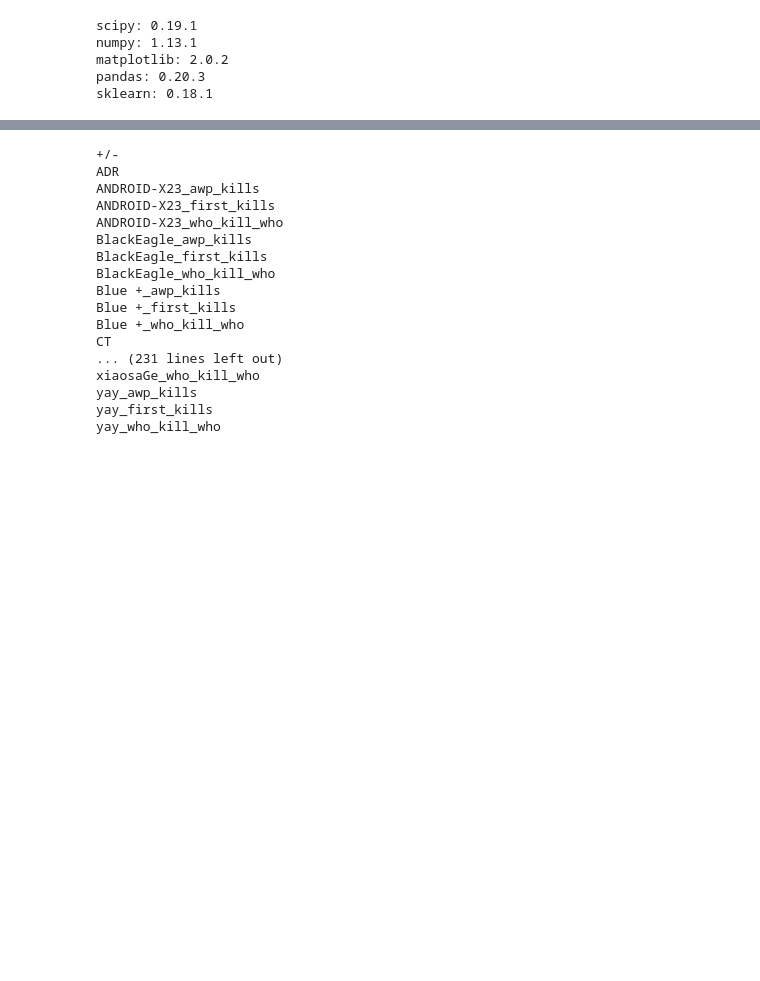
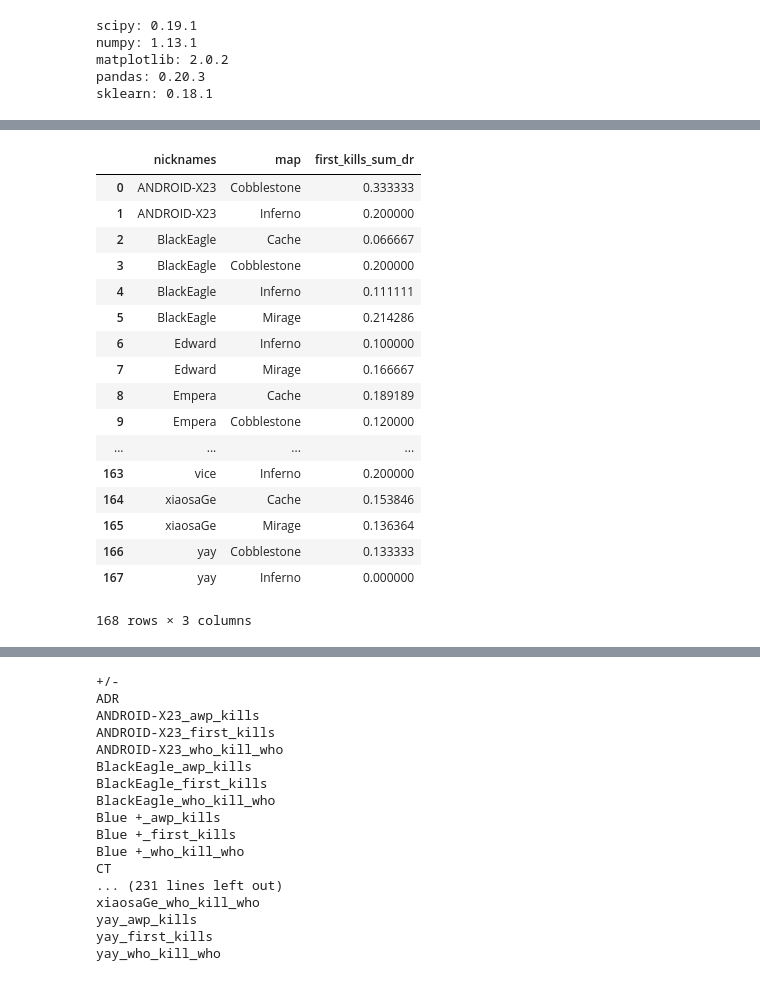
Before and after one commit to mck619/CS_project, a Jupyter notebook: notebooks/John Predicting Wins.ipynb, the cells around one changed output, grey strips where cells are left out. Drawn from its saved outputs; the diff is of its cells as text; code cells hidden in the pictures; blank space fills up the shorter version.

```diff
--- a/notebooks/John Predicting Wins.ipynb
+++ b/notebooks/John Predicting Wins.ipynb
@@ -315,0 +368,29 @@ data = create_total_team_rd_map_his(data)
+# %%
+fk_map = data.groupby(['match_id','nicknames', 'map'])['first_kills_sum_dr'].mean()
+fk_map = pd.DataFrame(fk_map)
+fk_map = fk_map.reset_index()
+# %%
+fk_map = fk_map.groupby(['nicknames', 'map'])['first_kills_sum_dr'].mean()
+fk_map = pd.DataFrame(fk_map)
+fk_map = fk_map.reset_index()
+# %%
+fk_map
+# %% [output]
+|  | nicknames | map | first_kills_sum_dr |
+| 0 | ANDROID-X23 | Cobblestone | 0.333333 |
+| 1 | ANDROID-X23 | Inferno | 0.200000 |
+| 2 | BlackEagle | Cache | 0.066667 |
+| 3 | BlackEagle | Cobblestone | 0.200000 |
+| 4 | BlackEagle | Inferno | 0.111111 |
+| 5 | BlackEagle | Mirage | 0.214286 |
+| 6 | Edward | Inferno | 0.100000 |
+| 7 | Edward | Mirage | 0.166667 |
+| 8 | Empera | Cache | 0.189189 |
+| 9 | Empera | Cobblestone | 0.120000 |
+| ... | ... | ... | ... |
+| 163 | vice | Inferno | 0.200000 |
+| 164 | xiaosaGe | Cache | 0.153846 |
+| 165 | xiaosaGe | Mirage | 0.136364 |
+| 166 | yay | Cobblestone | 0.133333 |
+| 167 | yay | Inferno | 0.000000 |
+168 rows × 3 columns
```
Also changed, not shown: parts of 11 cells of this notebook.
